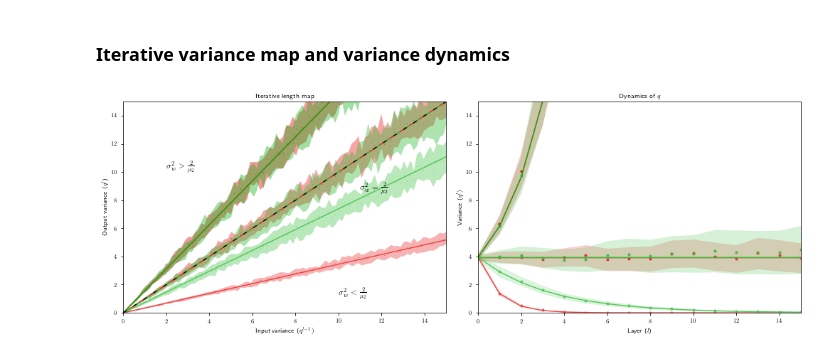
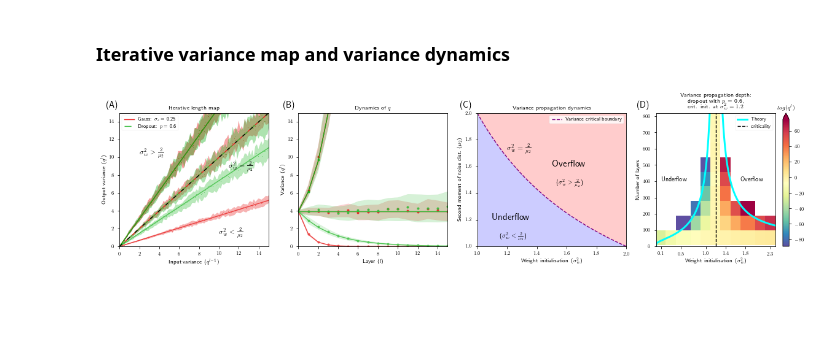
Before and after one commit to arnupretorius/noisysignalprop_neurips2018, a Jupyter notebook: Figure_1_noisy_qmap.ipynb, the cells around one changed output. Drawn from its saved outputs; the diff is of its cells as text; code cells hidden in the pictures; blank space fills up the shorter version.

Commit message:
Variance plot almost done, need to get overflow data that is different from Gauss vs dropout noise.

```diff
--- a/Figure_1_noisy_qmap.ipynb
+++ b/Figure_1_noisy_qmap.ipynb
@@ -137,11 +136,13 @@ for i, test in enumerate(tests):
     test_data.append(load_experiment(test, ["q_maps", "single_layer_qmap_sim", "multi_layer_qmap_sim"], "results"))
 
 
-fig = plt.figure(figsize=(14, 5))
+fig = plt.figure(figsize=(20, 4))
 
-gs = plt.GridSpec(1, 2)
+gs = plt.GridSpec(1, 4)
 ax1 = plt.subplot(gs[0, 0])
 ax2 = plt.subplot(gs[0, 1])
+ax3 = plt.subplot(gs[0, 2])
+ax4 = plt.subplot(gs[0, 3])
 
 # Add unity line
 ax1.plot((0, qmax), (0, qmax), '--', color='k', zorder=900, dashes=(4, 8))
@@ -189,6 +190,14 @@ for test, attr in zip(test_data, tests):
                 multi_layer_sims = test[dist['dist']][act][init]['multi_layer_qmap_sim']
                 label = ""
 
+                try:
+                    label = "Gauss: $\sigma_\epsilon = $ " + str(dist['std'])
+                except:
+                    try:
+                        label = "Dropout: $p = $ " + str(dist['prob_1'])
+                    except:
+                        pass
+
                 ############################################################################
                 # left
                 ############################################################################
@@ -202,32 +211,114 @@ for test, attr in zip(test_data, tests):
                     std = single_layer_sims[w, b].std(-1)
                     ax1.fill_between(qrange, mu-std, mu+std, alpha=0.4, label='_nolegend_', color=pal[col_i][shade_i])
 
                     # theory line
                     ax1.plot(qrange, qmaps[0, 0, :, 1], c=pal[col_i][shade_i], label=label, dashes=dashes)
                     # fixed point
 
 
                 ############################################################################
                 # right
                 ############################################################################
                 q = 1
                 xx = np.arange(n_hidden_layers)
                 for w, b in zip(widxs, bidxs):
                     for sim in range(len(qidx)):
                         # confidence intervals
                         mu = multi_layer_sims[w, b, sim].mean(-1)
                         std = multi_layer_sims[w, b, sim].std(-1)
 
                         # plot theory
                         ax2.plot(qmaps[w, b, qidx[sim], :n_hidden_layers].T, c=pal[col_i][shade_i], label="Theory")
 
                         # plot the simulation
                         ax2.fill_between(xx, mu-std, mu+std, alpha=0.2, label='_nolegend_', color=pal[col_i][shade_i])
 
                         # dots for mean
                         ax2.plot(xx, mu, 'o', markersize=4, alpha=0.9, color=pal[col_i][shade_i], label="Simulation")
 
-plt.gcf().tight_layout()
+#plt.gcf().tight_layout()
+
+# add legend
+handles, labels = ax1.get_legend_handles_labels()
+by_label = OrderedDict(zip(labels, handles))
+ax1.legend(by_label.values(), by_label.keys())
+
+
+#####################################################################
+# Variance critical boundary (at the edge of underflow or overflow) #
+#####################################################################
+
+mu21 = np.linspace(1, 2, 100)
+sigma1 = 2/mu21
+
+ax3.plot(mu21, sigma1, c="purple", label="Variance critical boundary", linestyle='--')
+ax3.fill_between(mu21, 1, sigma1, facecolor='blue', alpha=0.2)
+ax3.fill_between(mu21, 2, sigma1, facecolor='red', alpha=0.2)
+ax3.text(1.5, 1.6, 'Overflow', fontsize=15)
+ax3.text(1.53, 1.45, r'($\sigma^2_w > \frac{2}{\mu_2}$)', fontsize=10)
+ax3.text(1.1, 1.2, 'Underflow', fontsize=15)
+ax3.text(1.15, 1.05, r'($\sigma^2_w < \frac{2}{\mu_2}$)', fontsize=10)
+ax3.text(1.2, 1.7, r'$\sigma^2_w = \frac{2}{\mu_2}$', fontsize=12)
+ax3.set_xlim(1, 2)
+ax3.set_ylim(1, 2)
+ax3.set_xlabel('Weight initialisation ($\sigma^2_w$)')
+ax3.set_ylabel('Second moment of noise dist. ($\mu_2$)')
+ax3.legend()
+ax3.set_title('Variance propagation dynamics')
+
+############################################
+# Variance depth scales for dropout noise  #
+############################################
+
+pickle_in = open("src/results/under_overflow.pk","rb")
+example_dict = pickle.load(pickle_in)[:120]
+p = 0.6
+num_layers = 1000
+nets = np.linspace(10, num_layers, 12, dtype=int)[:10]
+inits = np.round(np.linspace(0.1, 2.5, 12),1)
+xv, yv = np.meshgrid(nets, inits, sparse=False, indexing='ij')
+
+Z1 = np.log(np.array(example_dict))
+
+bad_indices = np.isnan(Z1) + np.isinf(Z1)
+Z1 = np.ma.array(Z1, mask=bad_indices)
+cmap = matplotlib.cm.get_cmap(name="Spectral_r")
+cmap.set_bad('white', 1.)
+
+pcm = ax4.pcolormesh(yv-0.1, xv-0.1, Z1.reshape(10,12), cmap=cmap)
+cbar = fig.colorbar(pcm, ax=ax4, extend='max')
+cbar.ax.set_title('$log(q^l)$')
+
+ax4.set_xlabel('Weight initialisation ($\sigma^2_w$)')
+ax4.set_ylabel("Number of layers")
+ax4.set_title("Variance propagation depth:\ndropout with $p$ = 0.6,\ncrit. init. at $\sigma^2_w = 1.2$")
+
+max_depth = 0
+init_theory = np.linspace(0, 2.4, 1000)
+depth_per_p_theory = depth("Dropout", init_theory, p)
+max_depth = np.max([max_depth, np.max(depth_per_p_theory)])
+ax4.plot(init_theory, depth_per_p_theory, label="Theory", c='cyan', linewidth=3)
+
+# plot critical point
+crit_point = critical_point("Dropout", p)
+ax4.plot([crit_point,]*2, [0, num_layers], color="black", linestyle="--", label="criticality")
+
+ax4.set_ylim(0, 820)
+ax4.legend()
+ax4.set_xticks(inits[:-1:2])
+ax4.text(0.1, 400, 'Underflow', fontsize=10)
+ax4.text(1.7, 400, 'Overflow', fontsize=10)
+
+
+##############
+# Add labels #
+##############
+fig.text(0.11, 0.91, "(A)", fontsize=14)
+fig.text(0.31, 0.91, "(B)", fontsize=14)
+fig.text(0.51, 0.91, "(C)", fontsize=14)
+fig.text(0.71, 0.91, "(D)", fontsize=14)
+
+# plt.savefig('varplot.pdf', dpi=200)
 plt.show()
 # %% [output]
-[figure, old version]
+[figure, new version]
```
Also changed, not shown: parts of 5 cells of this notebook, 1 other file.
